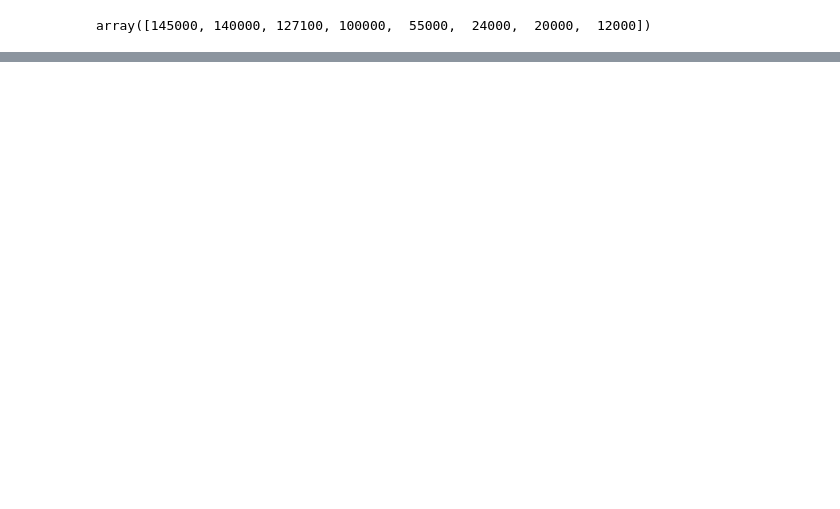
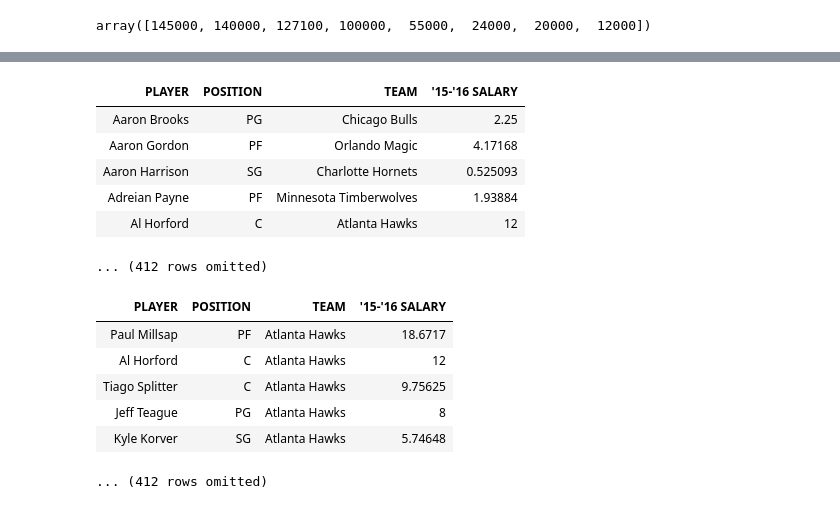
Before and after one commit to Matthew-HMS/Datascience101, a Jupyter notebook: Tables.ipynb, the cells around one changed output, grey strips where cells are left out. Saved outputs shown, nothing was run; the diff lists cells and outputs as text; code cells hidden in the pictures; blank space fills up the shorter version.

```diff
--- a/Tables.ipynb
+++ b/Tables.ipynb
@@ -290,0 +178,19 @@ All of the methods that we have used above can be applied to any table.
+# %%
+nba_salaries.sort('PLAYER').show(5)
+# original table is not changed
+nba_salaries.show(5)
+# %% [output]
+| PLAYER | POSITION | TEAM | '15-'16 SALARY |
+| Aaron Brooks | PG | Chicago Bulls | 2.25 |
+| Aaron Gordon | PF | Orlando Magic | 4.17168 |
+| Aaron Harrison | SG | Charlotte Hornets | 0.525093 |
+| Adreian Payne | PF | Minnesota Timberwolves | 1.93884 |
+| Al Horford | C | Atlanta Hawks | 12 |
+... (412 rows omitted)
+| PLAYER | POSITION | TEAM | '15-'16 SALARY |
+| Paul Millsap | PF | Atlanta Hawks | 18.6717 |
+| Al Horford | C | Atlanta Hawks | 12 |
+| Tiago Splitter | C | Atlanta Hawks | 9.75625 |
+| Jeff Teague | PG | Atlanta Hawks | 8 |
+| Kyle Korver | SG | Atlanta Hawks | 5.74648 |
+... (412 rows omitted)
```
Also changed, not shown: parts of 52 cells of this notebook, 2 other files.
